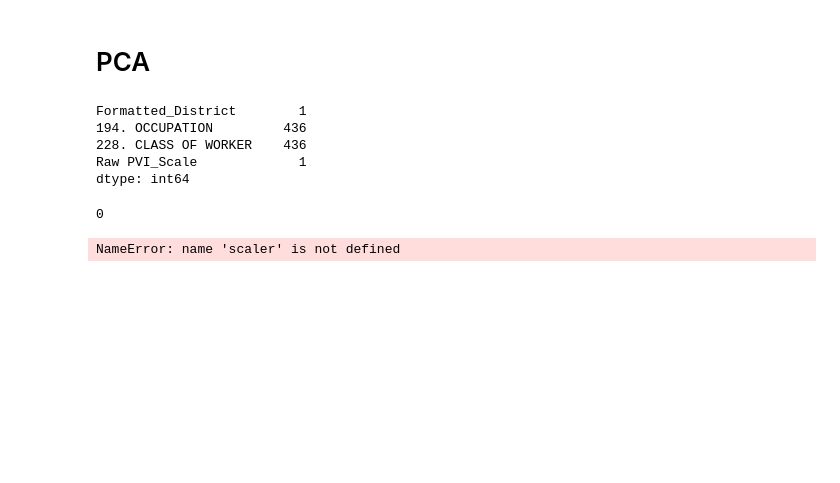
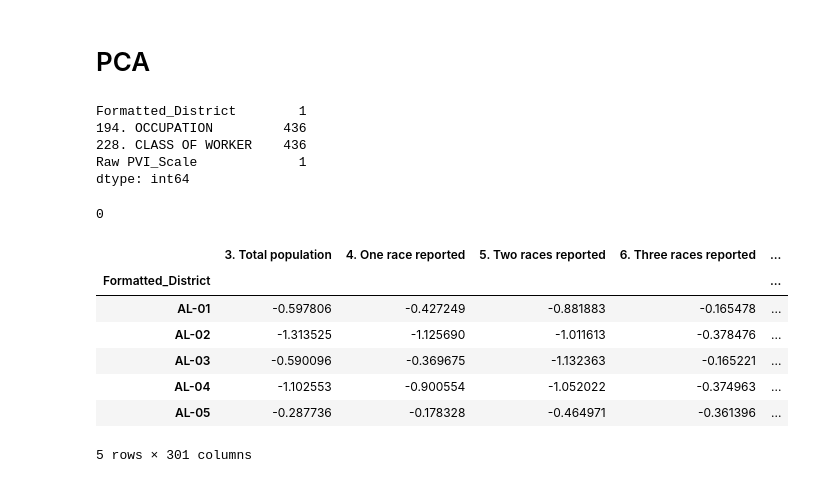
Before and after one commit to samforwill/District-Insights, a Jupyter notebook: Base Model Notebook.ipynb, the cells around one changed output. Drawn from its saved outputs; the diff is of its cells as text; code cells hidden in the pictures; blank space fills up the shorter version.

```diff
--- a/Base Model Notebook.ipynb
+++ b/Base Model Notebook.ipynb
@@ -577,17 +568,26 @@ remaining_missing_values
 # %%
 # Set "Formatted_District" as the index
 data.set_index("Formatted_District", inplace=True)
+
+scaler = StandardScaler()
 
 # Split the data into features (X) and the target (y) again
 X = data.drop(columns=["Raw PVI_Scale", "District_df1", "District_df2"])
 y = data["Raw PVI_Scale"]
 
 # Fit and transform the features
 X_scaled = scaler.fit_transform(X)
 
 # Convert the scaled features back to a dataframe
 X_scaled = pd.DataFrame(X_scaled, columns=X.columns, index=X.index)
 
 X_scaled.head()
 # %% [output]
+|  | 3. Total population | 4. One race reported | 5. Two races reported | 6. Three races reported | ... |
+| Formatted_District |  |  |  |  | ... |
+| AL-01 | -0.597806 | -0.427249 | -0.881883 | -0.165478 | ... |
+| AL-02 | -1.313525 | -1.125690 | -1.011613 | -0.378476 | ... |
+| AL-03 | -0.590096 | -0.369675 | -1.132363 | -0.165221 | ... |
+| AL-04 | -1.102553 | -0.900554 | -1.052022 | -0.374963 | ... |
+| AL-05 | -0.287736 | -0.178328 | -0.464971 | -0.361396 | ... |
-NameError: name 'scaler' is not defined
+5 rows × 301 columns
```
Also changed, not shown: parts of 7 cells of this notebook.
